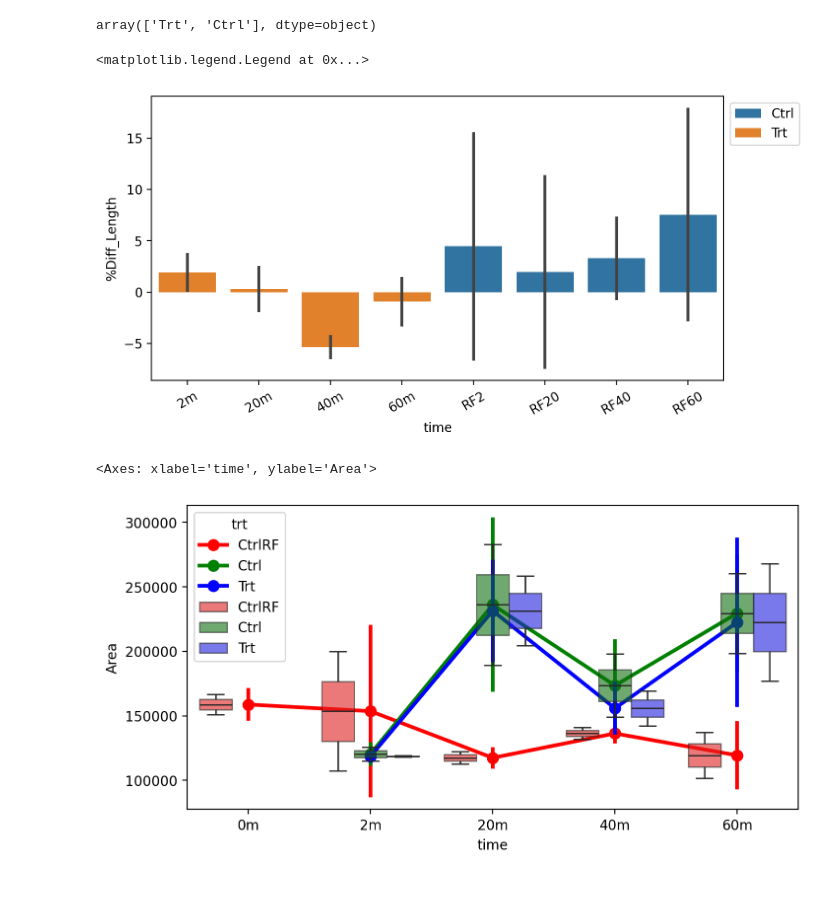
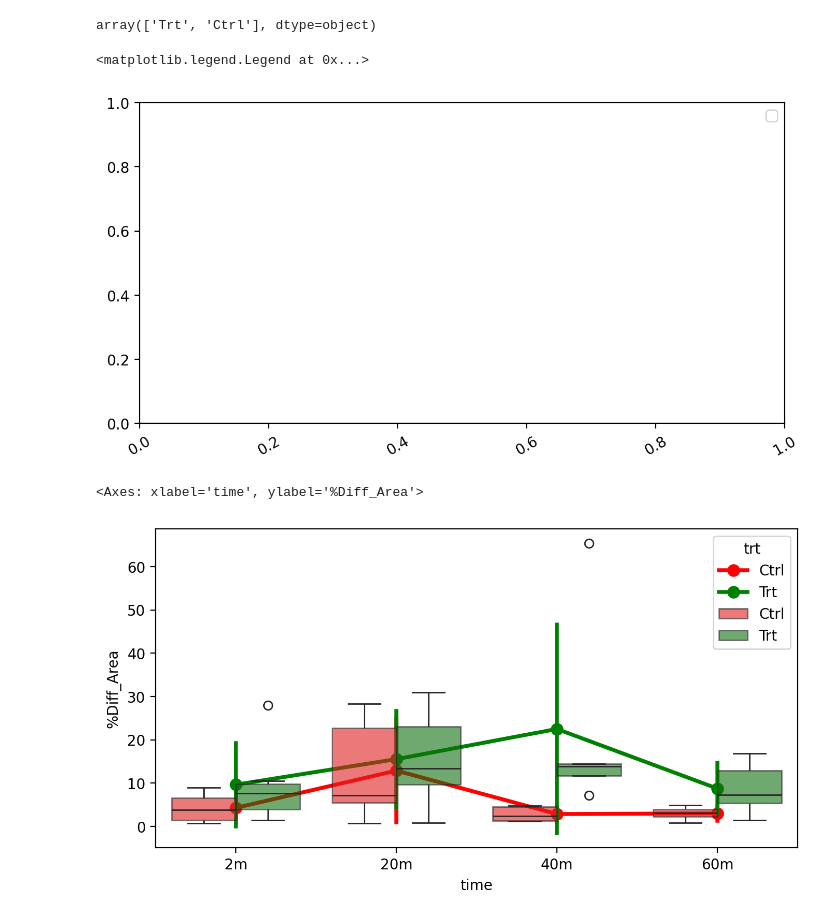
Before and after one commit to bunmiadejimi/Raman_Collagen, a Jupyter notebook: Image_Data_Analysis.ipynb, the cells around one changed output. Drawn from its saved outputs; the diff is of its cells as text; code cells hidden in the pictures; blank space fills up the shorter version.

```diff
--- a/Image_Data_Analysis.ipynb
+++ b/Image_Data_Analysis.ipynb
@@ -7,6 +7,6 @@ from statsmodels.stats.multicomp import pairwise_tukeyhsd
 
 import seaborn as sns
 
-df = pd.read_excel('R:\\Bunmi\\SHG_LIF_Files\\MaxProjFiberAnalysis.xlsx', sheet_name='Sheet2')
+df = pd.read_excel('R:\\Bunmi\\SHG_LIF_Files\\MaxProjFiberAnalysis1.xlsx', sheet_name='Fiji-diff')
 df.head()
 # %% [output]
@@ -23,51 +24,51 @@ array(['Trt', 'Ctrl'], dtype=object)
 # %%
 plt.figure(figsize = (8, 4), dpi = 200);
 sns.barplot(
-    data = df[(df['Exp'] == '10-02') ],
-    x = 'time',
-    y = '%Diff_Length',
+    data = df[(df['Exp'] == '07-22') ],
+    x = 'Samp',
+    y = '%Diff-Length',
     hue = 'trt',
-    hue_order = ['Ctrl', 'Trt'],#'CtrlRF',
+    #hue_order = ['Ctrl', 'Trt'],#'CtrlRF',
    # order = ['2m', '20m', '40m', '60m'],#'0m',
     errorbar='sd'
 )
 #plt.xticks(rotation = 30)
 '''sns.barplot(
     data = df[(df['Exp'] == '07-22') & (df['Sample'].str.contains('RF')) ],
     x = 'trt',
     hue = 'Sample',
     y = 'Length',
 )'''
 plt.xticks(rotation = 30)
 plt.legend(bbox_to_anchor = (1, 1))
 # %% [output]
 <matplotlib.legend.Legend at 0x...>
-[figure, old version]
+[figure, new version]
 # %%
 plt.figure(figsize = (8, 4), dpi = 200);
 sns.pointplot(
-    data = df[(df['Exp'] == '10-02') ],
+    data = df1, #[(df['Exp'] == '09-30') ],
     x = 'time',
-    y = 'Area',
+    y = '%Diff_Area',
     hue = 'trt',
-    hue_order = ['CtrlRF', 'Ctrl', 'Trt'],
-    order = ['0m', '2m', '20m', '40m', '60m'],
+    hue_order = ['Ctrl', 'Trt'],
+   # order = ['0m', '2m', '20m', '40m', '60m'],
     errorbar='sd',
     #alpha = .6,
     palette = ['red', 'green', 'blue']
 )
 sns.boxplot(
-    data = df[(df['Exp'] == '10-02') ],
+    data = df1, #[(df['Exp'] == '09-30') ],
     x = 'time',
-    y = 'Area',
+    y = '%Diff_Area',
     hue = 'trt',
-    hue_order = ['CtrlRF', 'Ctrl', 'Trt'],
-    order = ['0m', '2m', '20m', '40m', '60m'],
+    hue_order = ['Ctrl', 'Trt'],
+    #order = ['0m', '2m', '20m', '40m', '60m'],
   # alpha = .6,
    #dodge = .02,
-   boxprops=dict(alpha=.6),#,linewidth=1, facecolor='w', edgecolor='k',
+   boxprops=dict(alpha=.6),#,lineArea=1, facecolor='w', edgecolor='k',
 palette = ['red', 'green', 'blue']
 )
 # %% [output]
-<Axes: xlabel='time', ylabel='Area'>
+<Axes: xlabel='time', ylabel='%Diff_Area'>
-[figure, old version]
+[figure, new version]
```
Also changed, not shown: parts of 3 cells of this notebook.
